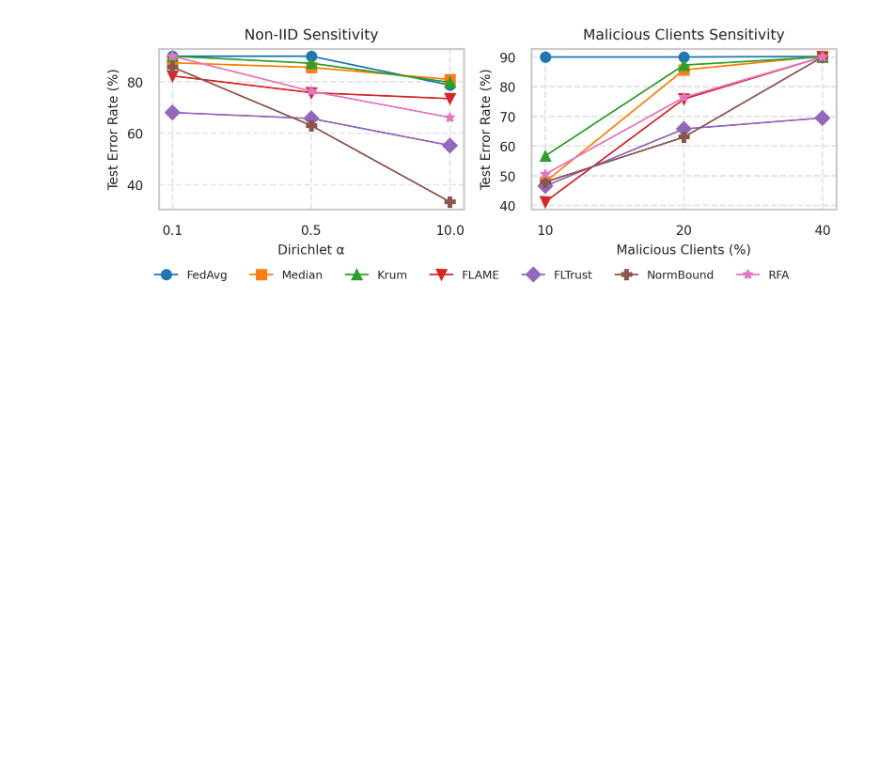
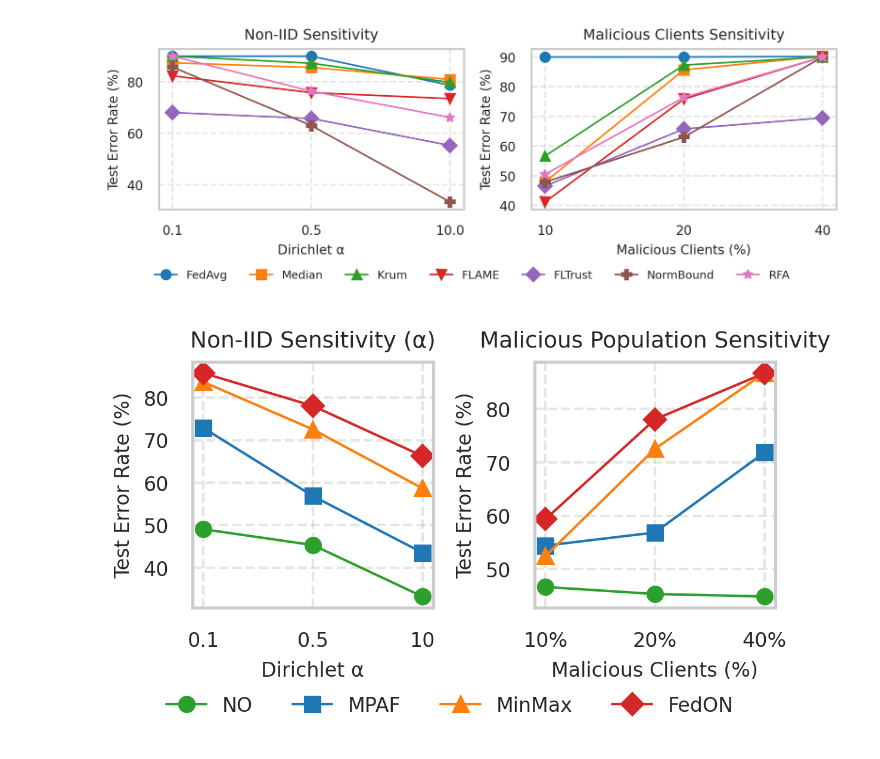
Before and after one commit to yangland/FedON, a Jupyter notebook: jupyter_notebooks/visualization.ipynb, the cells around one changed output. Cells and saved outputs as stored; diff of their text form; code cells hidden in the pictures; blank space fills up the shorter version.

```diff
--- a/jupyter_notebooks/visualization.ipynb
+++ b/jupyter_notebooks/visualization.ipynb
@@ -855,3 +1155,73 @@ plt.savefig("fedon_sensitivity_one_line_legend.png", bbox_inches="tight", dpi=30
 plt.show()
 # %% [output]
 [figure]
+# %%
+import matplotlib.pyplot as plt
+
+# Attack labels
+attack_labels = ['NO', 'MPAF', 'MinMax', 'FedON']
+
+# Data: Avg TER values from each setting
+alpha_labels = ['0.1', '0.5', '10']
+alpha_data = {
+    'NO':       [49.05, 45.33, 33.23],
+    'MPAF':     [72.89, 56.86, 43.54],
+    'MinMax':   [83.71, 72.54, 58.69],
+    'FedON':    [85.79, 78.06, 66.29]
+}
+
+mal_labels = ['10%', '20%', '40%']
+mal_data = {
+    'NO':       [46.65, 45.33, 44.87],
+    'MPAF':     [54.40, 56.86, 71.86],
+    'MinMax':   [52.43, 72.54, 86.74],
+    'FedON':    [59.35, 78.06, 86.73]
+}
+
+# Style
+colors = ['#2ca02c', '#1f77b4', '#ff7f0e', '#d62728']
+markers = ['o', 's', '^', 'D']
+
+# Plotting
+plt.rcParams.update({'font.size': 8})
+fig, axs = plt.subplots(1, 2, figsize=(4, 2.5), dpi=300)
+
+# --- Plot 1: Non-IID Sensitivity ---
+for i, key in enumerate(attack_labels):
+    axs[0].plot(alpha_labels, alpha_data[key],
+                label=key, marker=markers[i],
+                color=colors[i], linewidth=1)
+
+axs[0].set_title("Non-IID Sensitivity (α)", fontsize=9)
+axs[0].set_xlabel("Dirichlet α", fontsize=8)
+axs[0].set_ylabel("Test Error Rate (%)", fontsize=8)
+axs[0].grid(True, linestyle="--", alpha=0.5)
+axs[0].tick_params(axis='both', labelsize=8)
+
+# --- Plot 2: Malicious Clients Sensitivity ---
+for i, key in enumerate(attack_labels):
+    axs[1].plot(mal_labels, mal_data[key],
+                label=key, marker=markers[i],
+                color=colors[i], linewidth=1)
+
+axs[1].set_title("Malicious Population Sensitivity", fontsize=9)
+axs[1].set_xlabel("Malicious Clients (%)", fontsize=8)
+axs[1].set_ylabel("Test Error Rate (%)", fontsize=8)
+axs[1].grid(True, linestyle="--", alpha=0.5)
+axs[1].tick_params(axis='both', labelsize=8)
+
+# Legend
+fig.legend(
+    attack_labels,
+    loc='lower center',
+    bbox_to_anchor=(0.5, 0.05),
+    ncol=4,
+    fontsize=8,
+    frameon=False
+)
+
+plt.tight_layout(rect=[0, 0.12, 1, 1])
+plt.savefig("fedon_avg_sensitivity_plots.png", bbox_inches="tight", dpi=300)
+plt.show()
+# %% [output]
+[figure, added]
```
Also changed, not shown: parts of 8 cells of this notebook, 49 other files.
